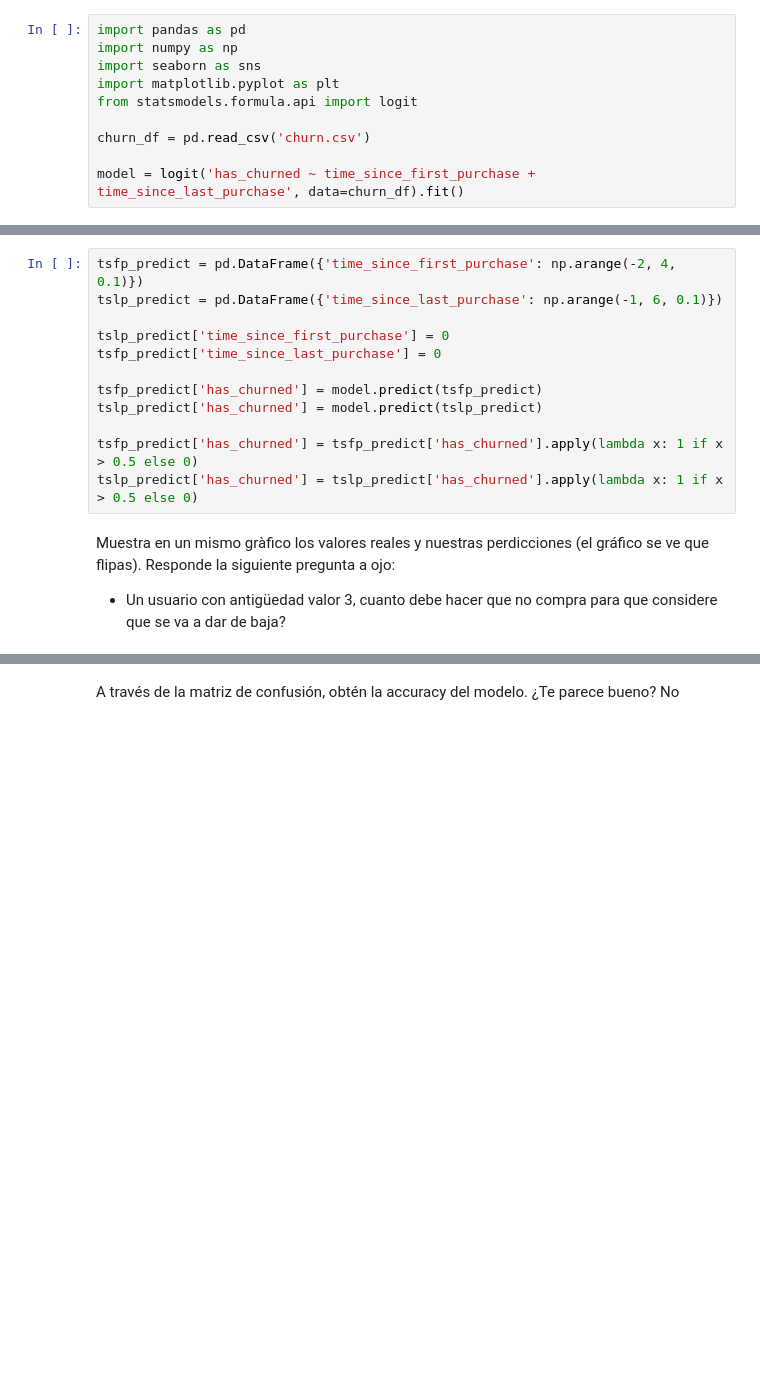
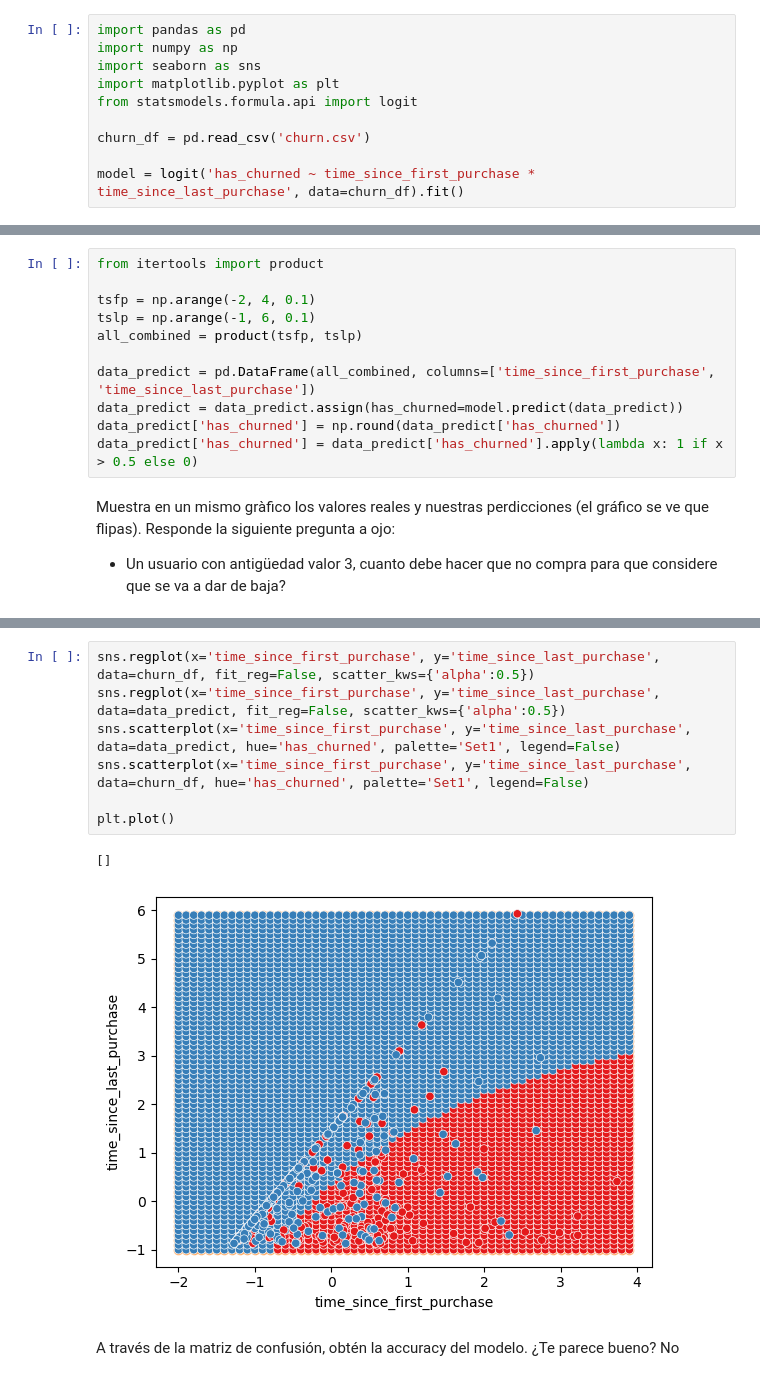
Before and after one commit to gcfp/M03, a Jupyter notebook: activitat-MultipleLogistic/MultipleLogistic_Sampling.ipynb, the cells around one changed output, grey strips where cells are left out. Saved outputs shown, nothing was run; the diff lists cells and outputs as text; blank space fills up the shorter version.

```diff
--- a/activitat-MultipleLogistic/MultipleLogistic_Sampling.ipynb
+++ b/activitat-MultipleLogistic/MultipleLogistic_Sampling.ipynb
@@ -11,6 +11,6 @@ from statsmodels.formula.api import logit
 
 churn_df = pd.read_csv('churn.csv')
 
-model = logit('has_churned ~ time_since_first_purchase + time_since_last_purchase', data=churn_df).fit()
+model = logit('has_churned ~ time_since_first_purchase * time_since_last_purchase', data=churn_df).fit()
 # %% [output]
 Optimization terminated successfully.
@@ -19,17 +19,16 @@ Optimization terminated successfully.
 # %% [markdown]
 Para todas las combinaciones posibles de tiempo de relación con el cliente de -2 a 4 aumentando en tramos de 0.1 y antigüedad de compra de -1 a 6, en tramos de 0.1, predice si se darán de baja o no. (La predicción debe ser o 0 o 1)
 # %%
-tsfp_predict = pd.DataFrame({'time_since_first_purchase': np.arange(-2, 4, 0.1)})
-tslp_predict = pd.DataFrame({'time_since_last_purchase': np.arange(-1, 6, 0.1)})
+from itertools import product
 
-tslp_predict['time_since_first_purchase'] = 0
-tsfp_predict['time_since_last_purchase'] = 0
+tsfp = np.arange(-2, 4, 0.1)
+tslp = np.arange(-1, 6, 0.1)
+all_combined = product(tsfp, tslp)
 
-tsfp_predict['has_churned'] = model.predict(tsfp_predict)
-tslp_predict['has_churned'] = model.predict(tslp_predict)
-
-tsfp_predict['has_churned'] = tsfp_predict['has_churned'].apply(lambda x: 1 if x > 0.5 else 0)
-tslp_predict['has_churned'] = tslp_predict['has_churned'].apply(lambda x: 1 if x > 0.5 else 0)
+data_predict = pd.DataFrame(all_combined, columns=['time_since_first_purchase', 'time_since_last_purchase'])
+data_predict = data_predict.assign(has_churned=model.predict(data_predict))
+data_predict['has_churned'] = np.round(data_predict['has_churned'])
+data_predict['has_churned'] = data_predict['has_churned'].apply(lambda x: 1 if x > 0.5 else 0)
 # %% [markdown]
 Muestra en un mismo gràfico los valores reales y nuestras perdicciones (el gráfico se ve que flipas). Responde la siguiente pregunta a ojo:
 - Un usuario con antigüedad valor 3, cuanto debe hacer que no compra para que considere que se va a dar de baja?
@@ -46,3 +35,13 @@ plt.show()
+# %%
+sns.regplot(x='time_since_first_purchase', y='time_since_last_purchase', data=churn_df, fit_reg=False, scatter_kws={'alpha':0.5})
+sns.regplot(x='time_since_first_purchase', y='time_since_last_purchase', data=data_predict, fit_reg=False, scatter_kws={'alpha':0.5})
+sns.scatterplot(x='time_since_first_purchase', y='time_since_last_purchase', data=data_predict, hue='has_churned', palette='Set1', legend=False)
+sns.scatterplot(x='time_since_first_purchase', y='time_since_last_purchase', data=churn_df, hue='has_churned', palette='Set1', legend=False)
+
+plt.plot()
+# %% [output]
+[]
+[figure, added]
 # %% [markdown]
 A través de la matriz de confusión, obtén la accuracy del modelo. ¿Te parece bueno? No
 # %%
```
Also changed, not shown: parts of 7 cells of this notebook.
